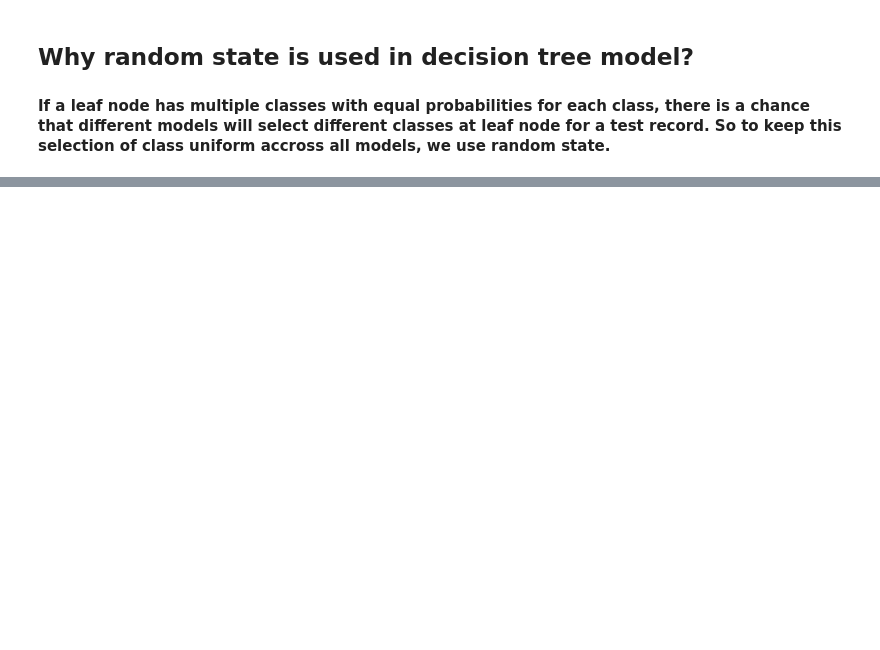
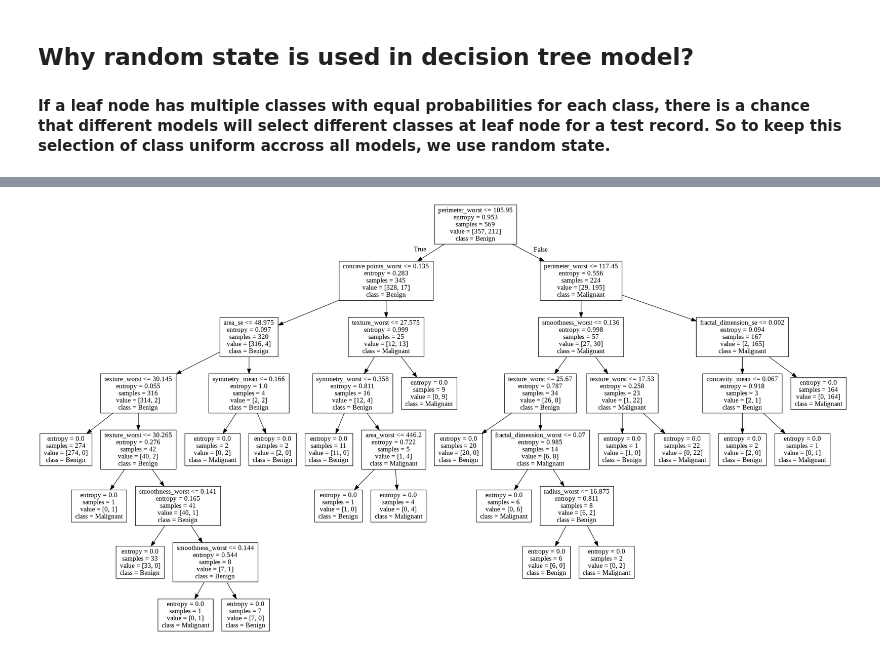
Before and after one commit to pratikasarkar/Supervised-Learning---Classification, a Jupyter notebook: Classification_Basics.ipynb, the cells around one changed output, grey strips where cells are left out. Drawn from its saved outputs; the diff is of its cells as text; code cells hidden in the pictures; blank space fills up the shorter version.

```diff
--- a/Classification_Basics.ipynb
+++ b/Classification_Basics.ipynb
@@ -911,0 +977,5 @@ y = df_bc['diagnosis']
+# %%
+system('dot -Tpng bc_data.dot -o BC_Tree.png')
+Image('BC_Tree.png')
+# %% [output]
+[figure, added]
```
Also changed, not shown: parts of 15 cells of this notebook.
